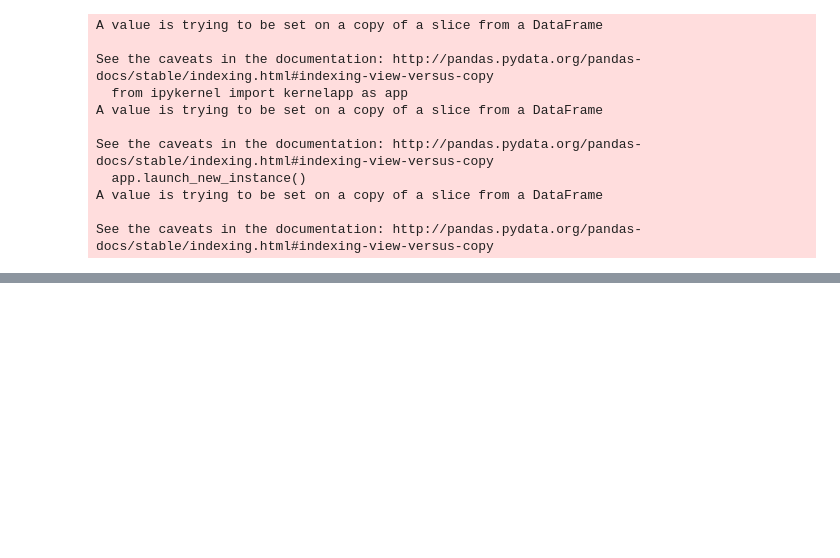
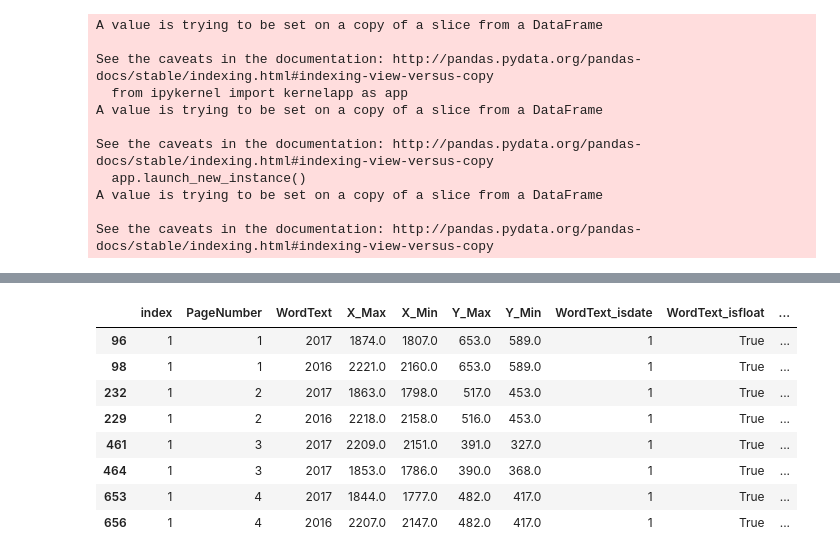
Before and after one commit to juangw/FinancialReporter, a Jupyter notebook: trcode/PageExtraction.ipynb, the cells around one changed output, grey strips where cells are left out. Saved outputs shown, nothing was run; the diff lists cells and outputs as text; code cells hidden in the pictures; blank space fills up the shorter version.

```diff
--- a/trcode/PageExtraction.ipynb
+++ b/trcode/PageExtraction.ipynb
@@ -133,4 +139,5 @@ index
 # %%
-chk_words = read_words('CHK').reset_index()
+chk_words = read_words('DIS').reset_index()
 chk_words = chk_words[chk_words.PageNumber.isin(index)]
-chk_words
+chk_words = chk_words.reset_index()
+chk_words['index'] = 1
@@ -156,6 +143,0 @@ chk_words
-# %%
-chk_words = chk_words.reset_index()
-chk_words['PageNumber'] = chk_words['PageNumber'].astype(int)
-chk_words['index'] = chk_words['index'].astype(int)
-chk_words['index'] = 1
-chk_words
@@ -205,0 +165,3 @@ chk_words = chk_words.sort_values(['PageNumber','Y_Min','X_Min'])
+# %%
+chk_words = chk_words.sort_values(['PageNumber','Y_Min','X_Min'])
+chk_words['WordText'] = chk_words['WordText'].str.replace(r",","")
@@ -245,2 +190,0 @@ def text_align(df):
-# %%
-chk_words['Y_Min'] = text_align(chk_words)
@@ -267,0 +213,13 @@ chk_words.groupby(['PageNumber','Y_Min']).apply(lambda x: x.sum())
+# %%
+column_by_year = chk_words[chk_words.WordText.str.contains("20") & (chk_words.WordText.str.len() == 4) & chk_words.WordText_isfloat == True]
+column_by_year
+# %% [output]
+|  | index | PageNumber | WordText | X_Max | X_Min | Y_Max | Y_Min | WordText_isdate | WordText_isfloat | ... |
+| 96 | 1 | 1 | 2017 | 1874.0 | 1807.0 | 653.0 | 589.0 | 1 | True | ... |
+| 98 | 1 | 1 | 2016 | 2221.0 | 2160.0 | 653.0 | 589.0 | 1 | True | ... |
+| 232 | 1 | 2 | 2017 | 1863.0 | 1798.0 | 517.0 | 453.0 | 1 | True | ... |
+| 229 | 1 | 2 | 2016 | 2218.0 | 2158.0 | 516.0 | 453.0 | 1 | True | ... |
+| 461 | 1 | 3 | 2017 | 2209.0 | 2151.0 | 391.0 | 327.0 | 1 | True | ... |
+| 464 | 1 | 3 | 2017 | 1853.0 | 1786.0 | 390.0 | 368.0 | 1 | True | ... |
+| 653 | 1 | 4 | 2017 | 1844.0 | 1777.0 | 482.0 | 417.0 | 1 | True | ... |
+| 656 | 1 | 4 | 2016 | 2207.0 | 2147.0 | 482.0 | 417.0 | 1 | True | ... |
```
Also changed, not shown: parts of 20 cells of this notebook, 4 other files.
